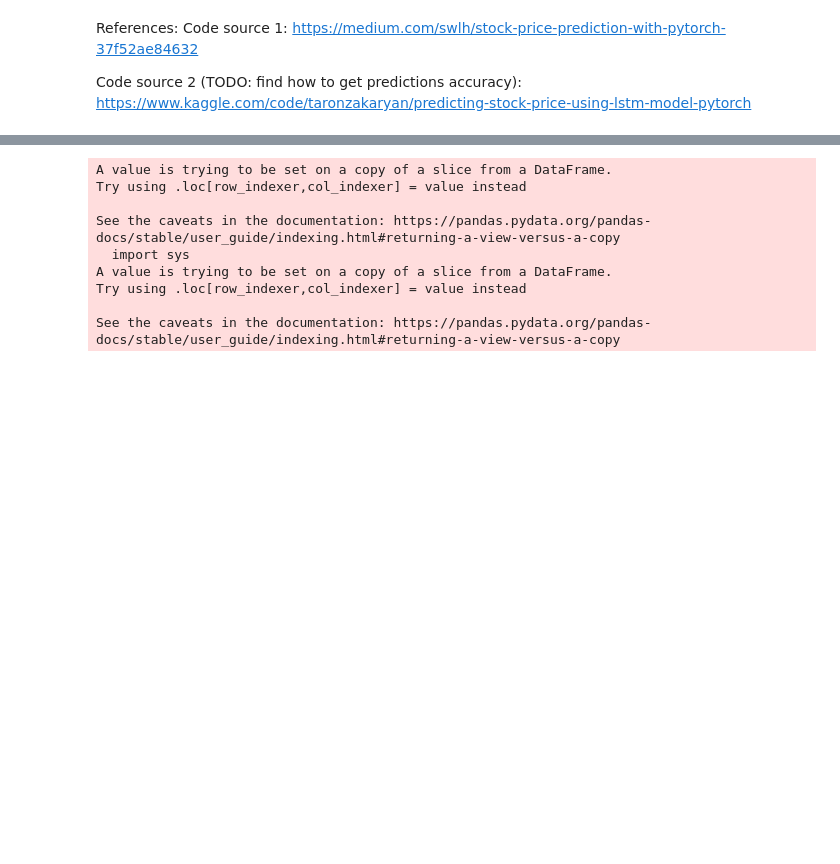
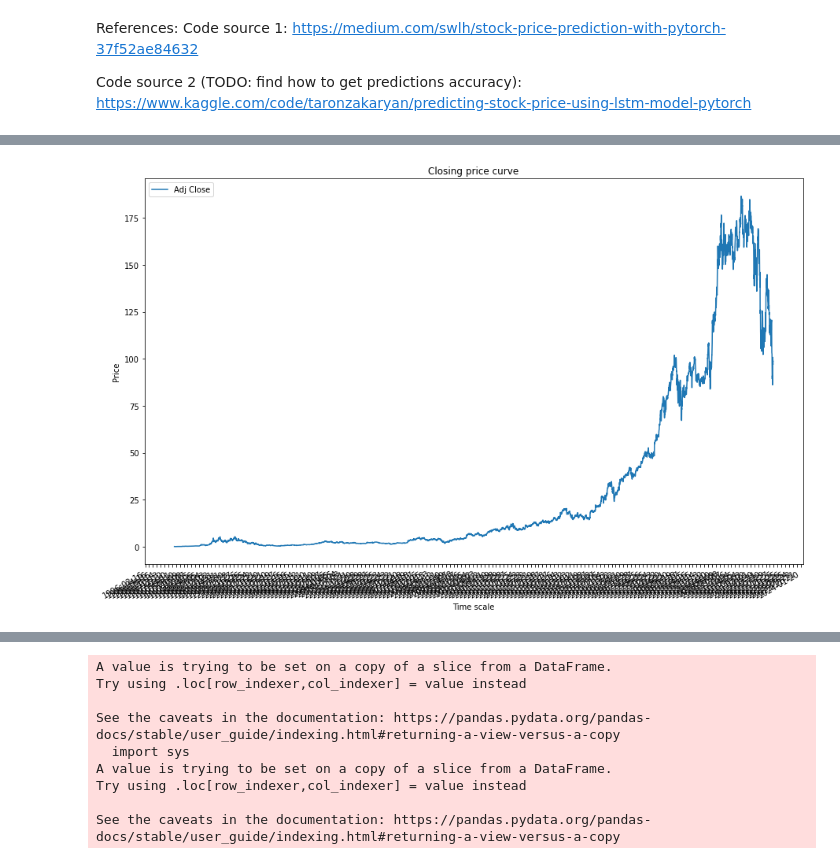
Before and after one commit to poo5zan/deep_learning_fundamentals, a Jupyter notebook: assignment_3/assignment_3.ipynb, the cells around one changed output, grey strips where cells are left out. Drawn from its saved outputs; the diff is of its cells as text; code cells hidden in the pictures; blank space fills up the shorter version.

```diff
--- a/assignment_3/assignment_3.ipynb
+++ b/assignment_3/assignment_3.ipynb
@@ -430,0 +68,27 @@ def plot_loss_curve(train_results,  title):
+# %%
+MIN_MAX_SCALING = "min_max_scaling"
+STANDARD_SCALING = "standard_scaling"
+ADJACENT_CLOSE = "Adj Close"
+OPEN = "Open"
+def get_scaler(scaling_method):
+    data_scaler = None
+    if scaling_method == MIN_MAX_SCALING:
+        data_scaler = MinMaxScaler(feature_range=(-1, 1))
+    elif scaling_method == STANDARD_SCALING:
+        data_scaler = StandardScaler()
+    else:
+        raise Exception("Invalid Scaling method ", scaling_method)
+
+    return data_scaler
+
+def get_data(file_name, scaling_method):
+    data = pd.read_csv(file_name, index_col='Date')
+    price_close = data[[ADJACENT_CLOSE]]
+    price_open = data[[OPEN]]
+
+    data_scaler = get_scaler(scaling_method)
+
+    price_close[ADJACENT_CLOSE] = data_scaler.fit_transform(price_close[ADJACENT_CLOSE].values.reshape(-1,1))
+    price_open[OPEN] = data_scaler.fit_transform(price_open[OPEN].values.reshape(-1,1))
+
+    return price_open, price_close, data_scaler
@@ -430,0 +186,17 @@ def plot_loss_curve(train_results,  title):
+# %%
+stock_data_raw = pd.read_csv('AMZN.csv', index_col='Date')
+plt.figure(figsize=(15,10))
+plt.gca().xaxis.set_major_formatter(mdates.DateFormatter('%Y-%m-%d'))
+plt.gca().xaxis.set_major_locator(mdates.DayLocator(interval=60))
+x_dates = [dt.datetime.strptime(d, '%Y-%m-%d').date() for d in stock_data_raw.index.values]
+
+plt.plot(x_dates, stock_data_raw[ADJACENT_CLOSE], label=ADJACENT_CLOSE)
+# plt.plot(x_dates, data['Low'], label='Low')
+plt.xlabel('Time scale')
+plt.ylabel('Price')
+plt.title('Closing price curve')
+plt.legend()
+plt.gcf().autofmt_xdate()
+plt.show()
+# %% [output]
+[figure, added]
```
Also changed, not shown: parts of 59 cells of this notebook.
